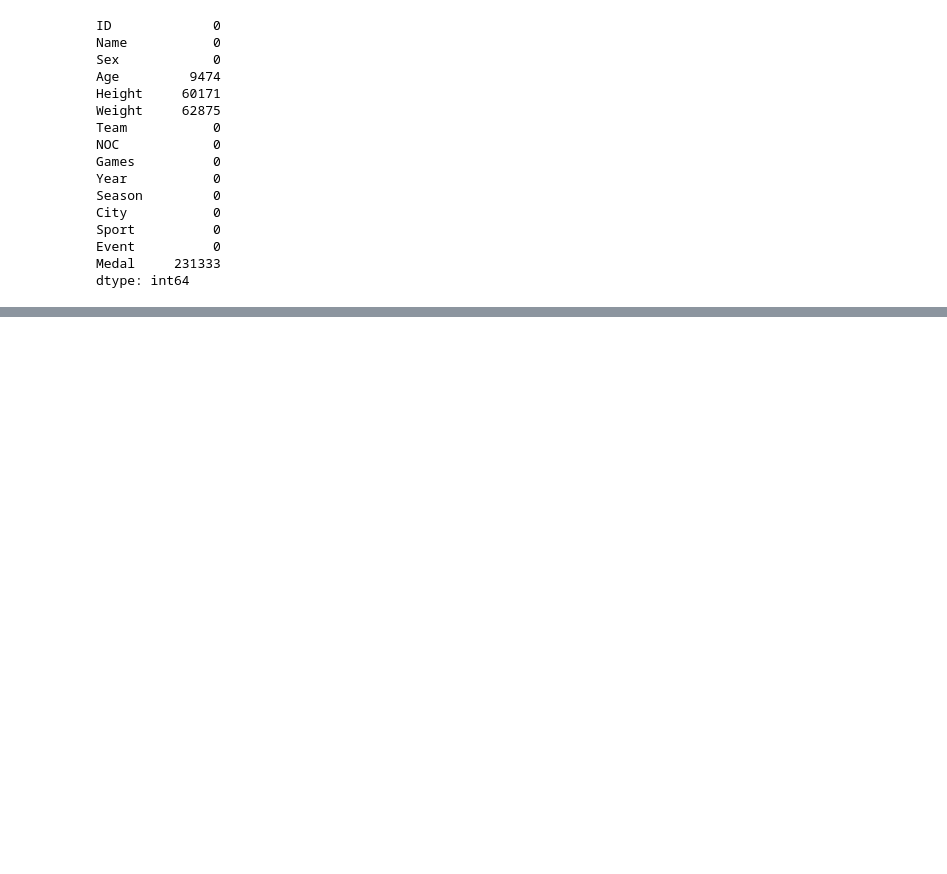
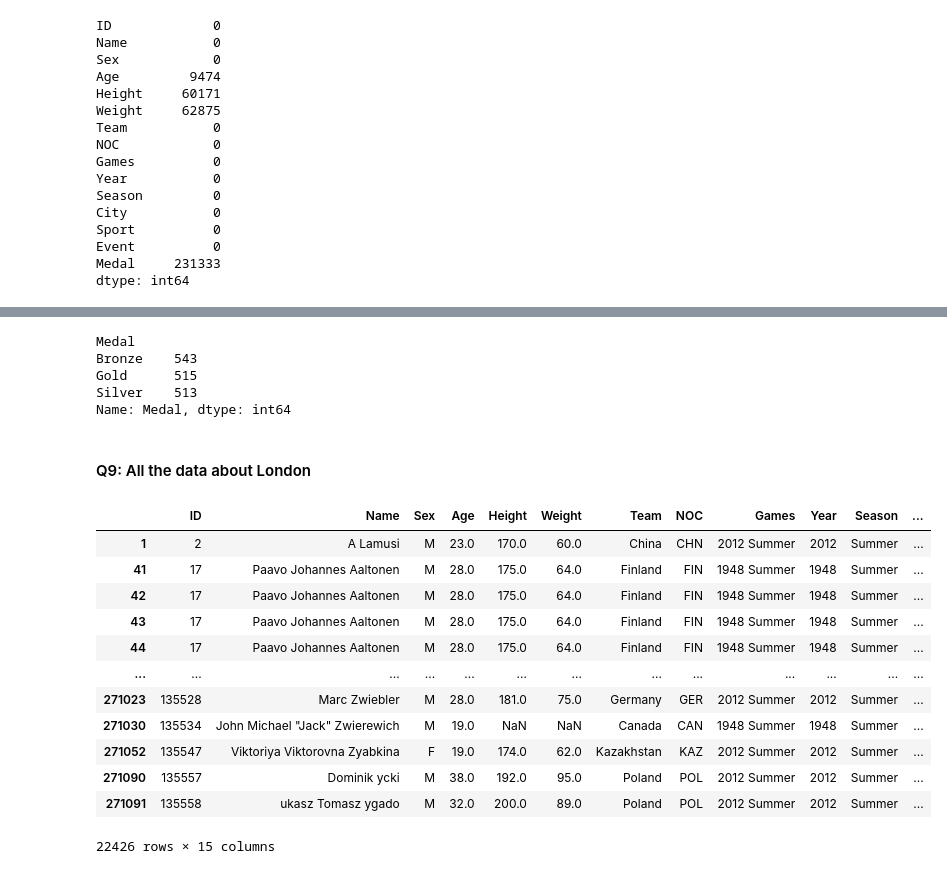
Before and after one commit to DariaShvy/project, a Jupyter notebook: athlete/athlete_events.ipynb, the cells around one changed output, grey strips where cells are left out. Saved outputs shown, nothing was run; the diff lists cells and outputs as text; code cells hidden in the pictures; blank space fills up the shorter version.

Commit message:
Add data cleaning files

```diff
--- a/athlete/athlete_events.ipynb
+++ b/athlete/athlete_events.ipynb
@@ -179,0 +263,27 @@ data.head()
+# %%
+medals['Football']
+# %% [output]
+Medal
+Bronze    543
+Gold      515
+Silver    513
+Name: Medal, dtype: int64
+# %% [markdown]
+#### Q9: All the data about London
+# %%
+london=data.groupby('City').get_group('London')
+london
+# %% [output]
+|  | ID | Name | Sex | Age | Height | Weight | Team | NOC | Games | Year | Season | ... |
+| 1 | 2 | A Lamusi | M | 23.0 | 170.0 | 60.0 | China | CHN | 2012 Summer | 2012 | Summer | ... |
+| 41 | 17 | Paavo Johannes Aaltonen | M | 28.0 | 175.0 | 64.0 | Finland | FIN | 1948 Summer | 1948 | Summer | ... |
+| 42 | 17 | Paavo Johannes Aaltonen | M | 28.0 | 175.0 | 64.0 | Finland | FIN | 1948 Summer | 1948 | Summer | ... |
+| 43 | 17 | Paavo Johannes Aaltonen | M | 28.0 | 175.0 | 64.0 | Finland | FIN | 1948 Summer | 1948 | Summer | ... |
+| 44 | 17 | Paavo Johannes Aaltonen | M | 28.0 | 175.0 | 64.0 | Finland | FIN | 1948 Summer | 1948 | Summer | ... |
+| ... | ... | ... | ... | ... | ... | ... | ... | ... | ... | ... | ... | ... |
+| 271023 | 135528 | Marc Zwiebler | M | 28.0 | 181.0 | 75.0 | Germany | GER | 2012 Summer | 2012 | Summer | ... |
+| 271030 | 135534 | John Michael "Jack" Zwierewich | M | 19.0 | NaN | NaN | Canada | CAN | 1948 Summer | 1948 | Summer | ... |
+| 271052 | 135547 | Viktoriya Viktorovna Zyabkina | F | 19.0 | 174.0 | 62.0 | Kazakhstan | KAZ | 2012 Summer | 2012 | Summer | ... |
+| 271090 | 135557 | Dominik ycki | M | 38.0 | 192.0 | 95.0 | Poland | POL | 2012 Summer | 2012 | Summer | ... |
+| 271091 | 135558 | ukasz Tomasz ygado | M | 32.0 | 200.0 | 89.0 | Poland | POL | 2012 Summer | 2012 | Summer | ... |
+22426 rows × 15 columns
```
Also changed, not shown: parts of 12 cells of this notebook, 1 other file.
